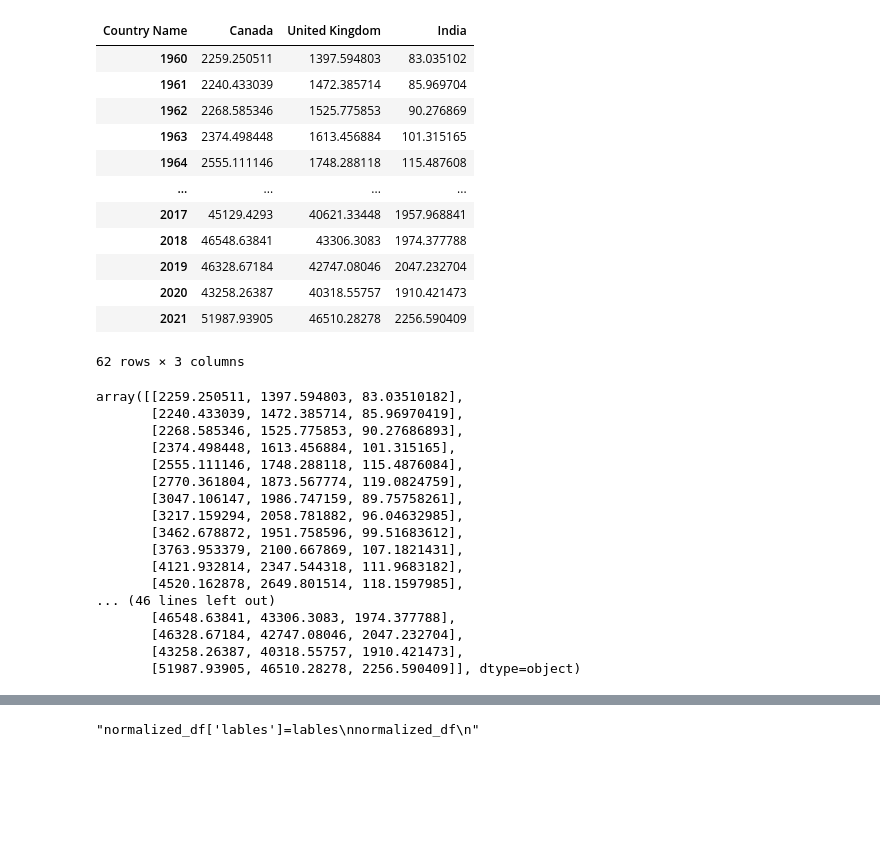
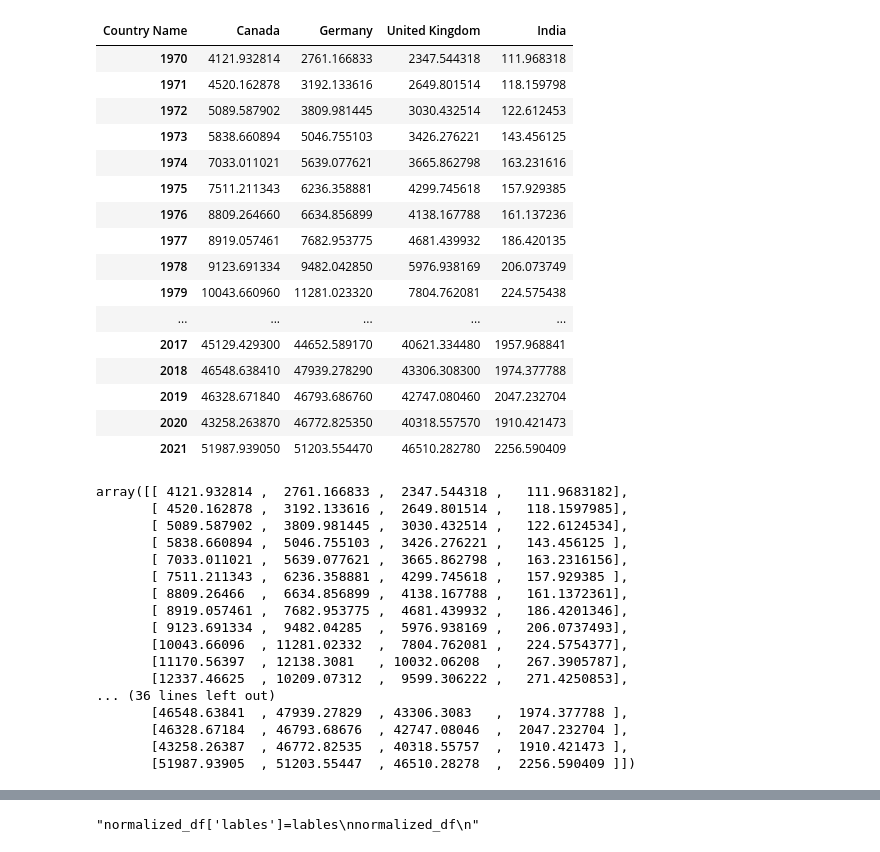
Before and after one commit to puneethegde72/Cluster-and-Fitting, a Jupyter notebook: Cluster and Fitting .ipynb, the cells around one changed output, grey strips where cells are left out. Drawn from its saved outputs; the diff is of its cells as text; code cells hidden in the pictures; blank space fills up the shorter version.

```diff
--- a/Cluster and Fitting .ipynb
+++ b/Cluster and Fitting .ipynb
@@ -21,11 +22,11 @@ def dataFrame(file_name, col, value1,countries):
     #Storing the column data in a variable
     a = df1['Country Name']
     # cropping the data from dataframe
-    df1 = df1.iloc[countries,2:]
+    df1 = df1.iloc[countries,3:]
     df1 = df1.drop(columns=['Indicator Name', 'Indicator Code'])
     df1.insert(loc=0, column='Country Name', value=a)
     #Dropping the NAN values from dataframe Column wise
-    df1= df1.dropna(axis = 0)
+    df1= df1.dropna(axis = 1)
     #transposing the index of the dataframe
     df2 = df1.set_index('Country Name').T
     #returning the normal dataframe and transposed dataframe
@@ -49,41 +51,45 @@ GDP_capita_c
 # %%
-GDP_capita_y=GDP_capita_y.drop('Country Code',axis=0)
+
 GDP_capita_y
 # %% [output]
-| Country Name | Canada | United Kingdom | India |
-| 1960 | 2259.250511 | 1397.594803 | 83.035102 |
-| 1961 | 2240.433039 | 1472.385714 | 85.969704 |
-| 1962 | 2268.585346 | 1525.775853 | 90.276869 |
-| 1963 | 2374.498448 | 1613.456884 | 101.315165 |
-| 1964 | 2555.111146 | 1748.288118 | 115.487608 |
-| ... | ... | ... | ... |
-| 2017 | 45129.4293 | 40621.33448 | 1957.968841 |
-| 2018 | 46548.63841 | 43306.3083 | 1974.377788 |
-| 2019 | 46328.67184 | 42747.08046 | 2047.232704 |
-| 2020 | 43258.26387 | 40318.55757 | 1910.421473 |
-| 2021 | 51987.93905 | 46510.28278 | 2256.590409 |
+| Country Name | Canada | Germany | United Kingdom | India |
+| 1970 | 4121.932814 | 2761.166833 | 2347.544318 | 111.968318 |
+| 1971 | 4520.162878 | 3192.133616 | 2649.801514 | 118.159798 |
+| 1972 | 5089.587902 | 3809.981445 | 3030.432514 | 122.612453 |
+| 1973 | 5838.660894 | 5046.755103 | 3426.276221 | 143.456125 |
+| 1974 | 7033.011021 | 5639.077621 | 3665.862798 | 163.231616 |
+| 1975 | 7511.211343 | 6236.358881 | 4299.745618 | 157.929385 |
+| 1976 | 8809.264660 | 6634.856899 | 4138.167788 | 161.137236 |
+| 1977 | 8919.057461 | 7682.953775 | 4681.439932 | 186.420135 |
+| 1978 | 9123.691334 | 9482.042850 | 5976.938169 | 206.073749 |
+| 1979 | 10043.660960 | 11281.023320 | 7804.762081 | 224.575438 |
+| ... | ... | ... | ... | ... |
+| 2017 | 45129.429300 | 44652.589170 | 40621.334480 | 1957.968841 |
+| 2018 | 46548.638410 | 47939.278290 | 43306.308300 | 1974.377788 |
+| 2019 | 46328.671840 | 46793.686760 | 42747.080460 | 2047.232704 |
+| 2020 | 43258.263870 | 46772.825350 | 40318.557570 | 1910.421473 |
+| 2021 | 51987.939050 | 51203.554470 | 46510.282780 | 2256.590409 |
-62 rows × 3 columns
 # %%
 x = GDP_capita_y.values #returns a numpy array
 x
 # %% [output]
-array([[2259.250511, 1397.594803, 83.03510182],
-       [2240.433039, 1472.385714, 85.96970419],
-       [2268.585346, 1525.775853, 90.27686893],
-       [2374.498448, 1613.456884, 101.315165],
-       [2555.111146, 1748.288118, 115.4876084],
-       [2770.361804, 1873.567774, 119.0824759],
-       [3047.106147, 1986.747159, 89.75758261],
-       [3217.159294, 2058.781882, 96.04632985],
-       [3462.678872, 1951.758596, 99.51683612],
-       [3763.953379, 2100.667869, 107.1821431],
-       [4121.932814, 2347.544318, 111.9683182],
-       [4520.162878, 2649.801514, 118.1597985],
-... (46 lines left out)
-       [46548.63841, 43306.3083, 1974.377788],
-       [46328.67184, 42747.08046, 2047.232704],
-       [43258.26387, 40318.55757, 1910.421473],
-       [51987.93905, 46510.28278, 2256.590409]], dtype=object)
+array([[ 4121.932814 ,  2761.166833 ,  2347.544318 ,   111.9683182],
+       [ 4520.162878 ,  3192.133616 ,  2649.801514 ,   118.1597985],
+       [ 5089.587902 ,  3809.981445 ,  3030.432514 ,   122.6124534],
+       [ 5838.660894 ,  5046.755103 ,  3426.276221 ,   143.456125 ],
+       [ 7033.011021 ,  5639.077621 ,  3665.862798 ,   163.2316156],
+       [ 7511.211343 ,  6236.358881 ,  4299.745618 ,   157.929385 ],
+       [ 8809.26466  ,  6634.856899 ,  4138.167788 ,   161.1372361],
+       [ 8919.057461 ,  7682.953775 ,  4681.439932 ,   186.4201346],
+       [ 9123.691334 ,  9482.04285  ,  5976.938169 ,   206.0737493],
+       [10043.66096  , 11281.02332  ,  7804.762081 ,   224.5754377],
+       [11170.56397  , 12138.3081   , 10032.06208  ,   267.3905787],
+       [12337.46625  , 10209.07312  ,  9599.306222 ,   271.4250853],
+... (36 lines left out)
+       [46548.63841  , 47939.27829  , 43306.3083   ,  1974.377788 ],
+       [46328.67184  , 46793.68676  , 42747.08046  ,  2047.232704 ],
+       [43258.26387  , 46772.82535  , 40318.55757  ,  1910.421473 ],
+       [51987.93905  , 51203.55447  , 46510.28278  ,  2256.590409 ]])
 # %%
 min_max_scaler = preprocessing.MinMaxScaler()
 x_scaled = min_max_scaler.fit_transform(x)
```
Also changed, not shown: parts of 17 cells of this notebook.
